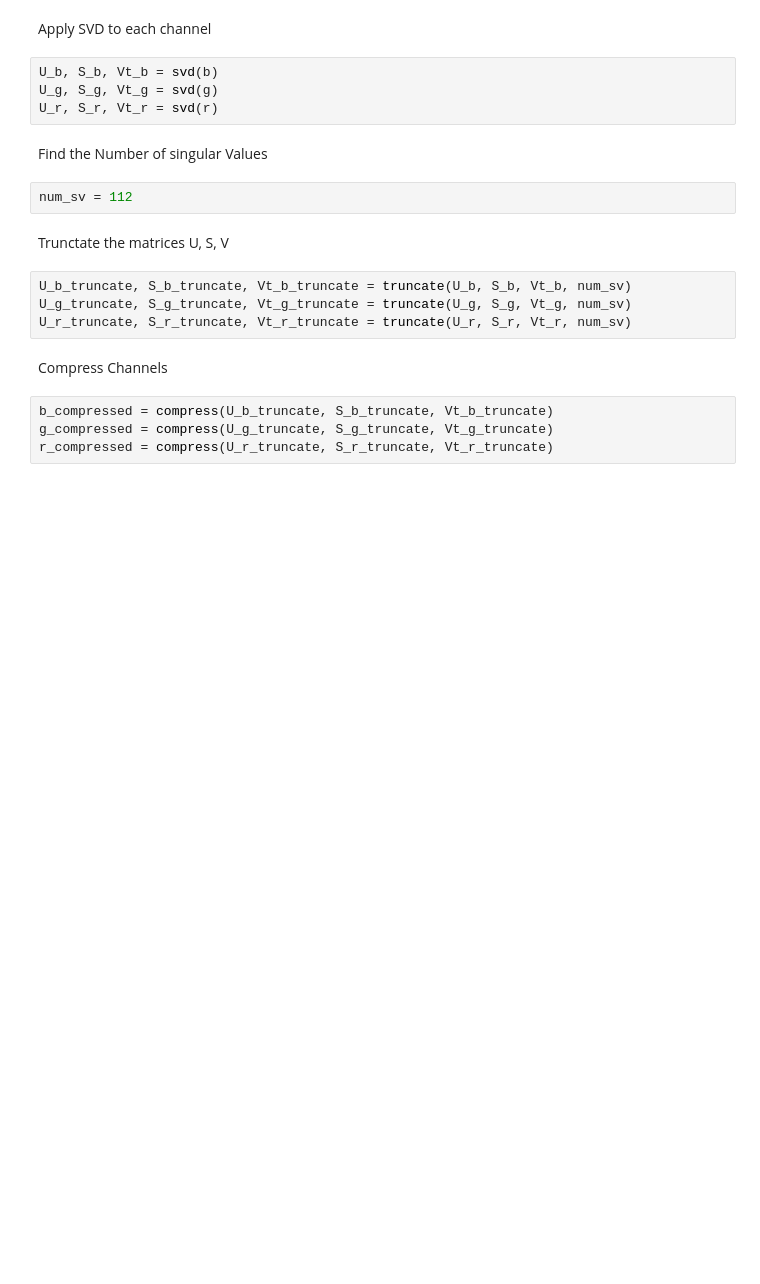
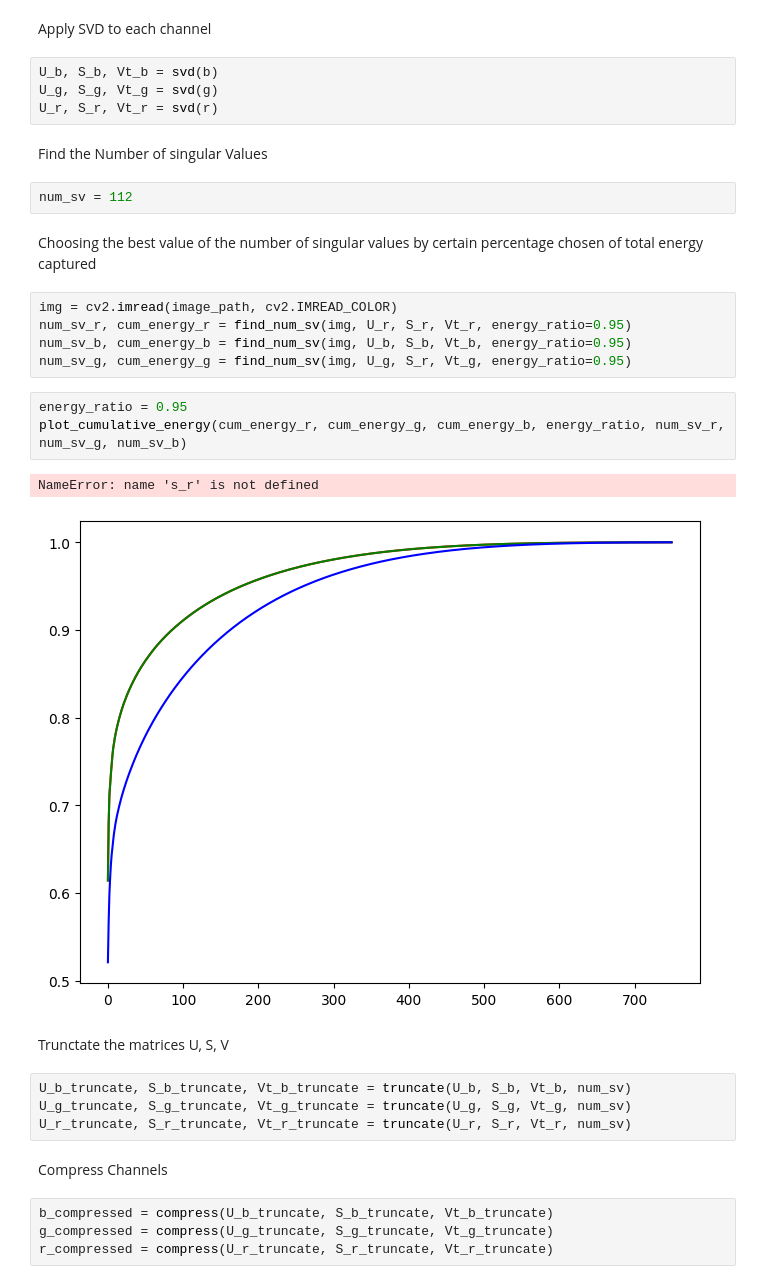
Before and after one commit to codeowlers/Image-Processing-SVD, a Jupyter notebook: main-script.ipynb, the cells around one changed output. Cells and saved outputs as stored; diff of their text form; blank space fills up the shorter version.

Commit message:
add choosing k function with plotting the cumulative energy ratios

```diff
--- a/main-script.ipynb
+++ b/main-script.ipynb
@@ -51,6 +51,19 @@ U_r, S_r, Vt_r = svd(r)
 Find the Number of singular Values
 # %%
 num_sv = 112
+# %% [markdown]
+Choosing the best value of the number of singular values by certain percentage chosen of total energy captured
+# %%
+img = cv2.imread(image_path, cv2.IMREAD_COLOR)
+num_sv_r, cum_energy_r = find_num_sv(img, U_r, S_r, Vt_r, energy_ratio=0.95)
+num_sv_b, cum_energy_b = find_num_sv(img, U_b, S_b, Vt_b, energy_ratio=0.95)
+num_sv_g, cum_energy_g = find_num_sv(img, U_g, S_r, Vt_g, energy_ratio=0.95)
+# %%
+energy_ratio = 0.95
+plot_cumulative_energy(cum_energy_r, cum_energy_g, cum_energy_b, energy_ratio, num_sv_r, num_sv_g, num_sv_b)
+# %% [output]
+NameError: name 's_r' is not defined
+[figure, added]
 # %% [markdown]
 Trunctate the matrices U, S, V
 # %%
```
Also changed, not shown: parts of 2 cells of this notebook, 3 other files.
